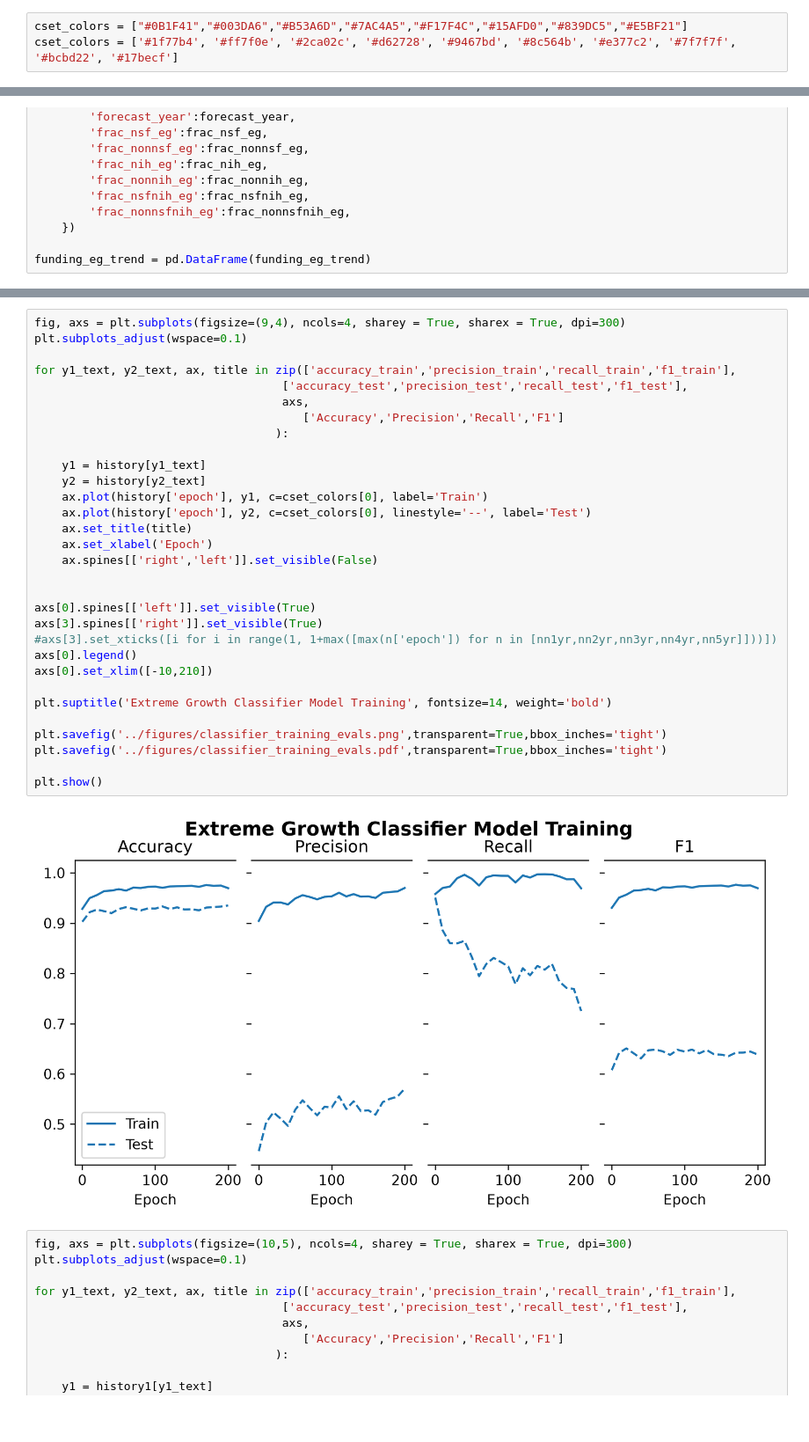
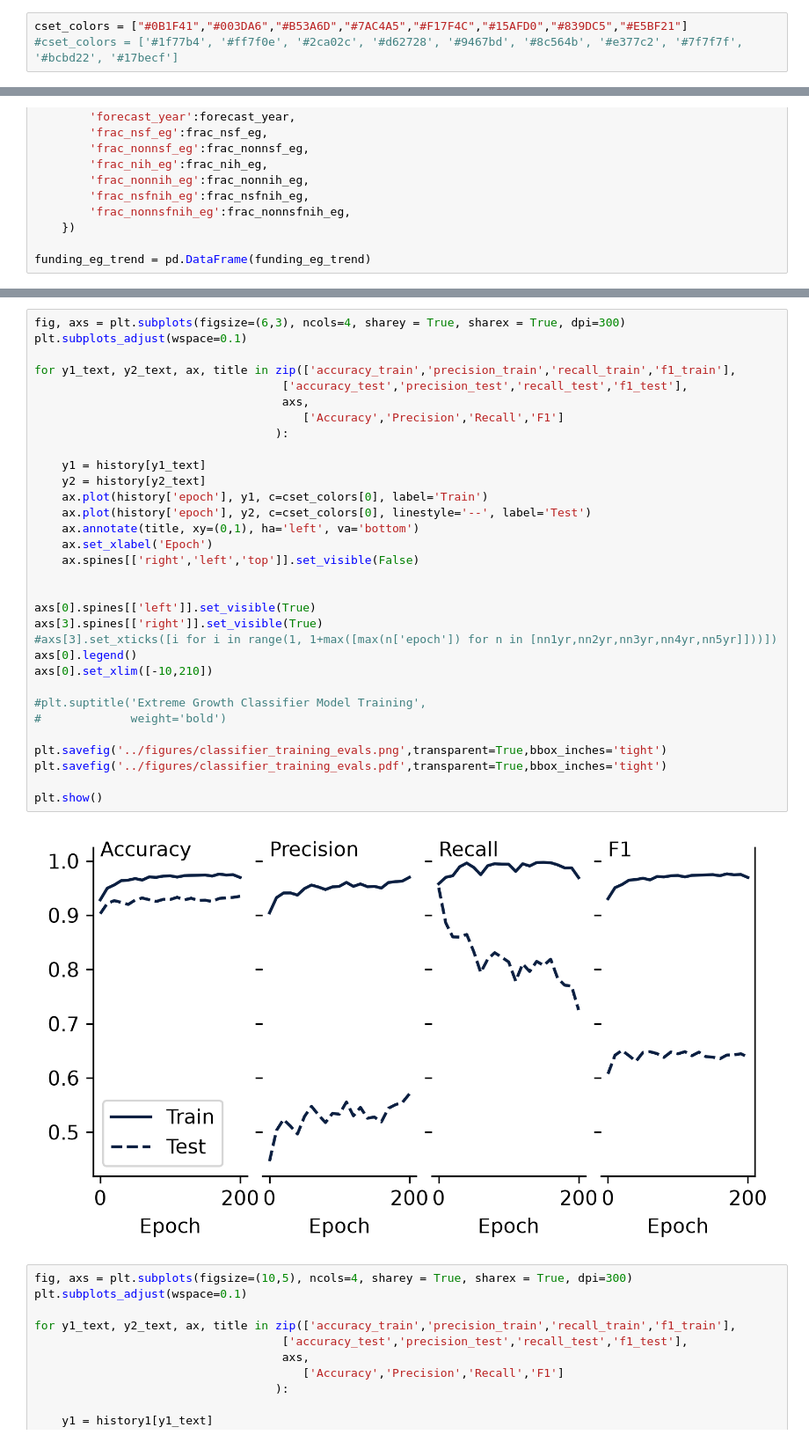
Before and after one commit to georgetown-cset/research_cluster_extreme_growth_classifier, a Jupyter notebook: scripts/Figure Plotting.ipynb, the cells around one changed output, grey strips where cells are left out. Shown at 88% size. Cells and saved outputs as stored; diff of their text form; blank space fills up the shorter version.

```diff
--- a/scripts/Figure Plotting.ipynb
+++ b/scripts/Figure Plotting.ipynb
@@ -29,7 +29,7 @@ from sklearn.linear_model import LinearRegression
 import statsmodels.api as sm
 # %%
 cset_colors = ["#0B1F41","#003DA6","#B53A6D","#7AC4A5","#F17F4C","#15AFD0","#839DC5","#E5BF21"]
-cset_colors = ['#1f77b4', '#ff7f0e', '#2ca02c', '#d62728', '#9467bd', '#8c564b', '#e377c2', '#7f7f7f', '#bcbd22', '#17becf']
+#cset_colors = ['#1f77b4', '#ff7f0e', '#2ca02c', '#d62728', '#9467bd', '#8c564b', '#e377c2', '#7f7f7f', '#bcbd22', '#17becf']
 # %%
 mos_color_dict = {"biology":'#da1645ff',
                  #"business":"#44ad40ff",
@@ -463,36 +423,37 @@ plt.show()
 # %%
-fig, axs = plt.subplots(figsize=(9,4), ncols=4, sharey = True, sharex = True, dpi=300)
+fig, axs = plt.subplots(figsize=(6,3), ncols=4, sharey = True, sharex = True, dpi=300)
 plt.subplots_adjust(wspace=0.1)
 
 for y1_text, y2_text, ax, title in zip(['accuracy_train','precision_train','recall_train','f1_train'],
                                     ['accuracy_test','precision_test','recall_test','f1_test'],
                                     axs,
                                        ['Accuracy','Precision','Recall','F1']
                                    ):
 
     y1 = history[y1_text]
     y2 = history[y2_text]
     ax.plot(history['epoch'], y1, c=cset_colors[0], label='Train')
     ax.plot(history['epoch'], y2, c=cset_colors[0], linestyle='--', label='Test')
-    ax.set_title(title)
+    ax.annotate(title, xy=(0,1), ha='left', va='bottom')
     ax.set_xlabel('Epoch')
-    ax.spines[['right','left']].set_visible(False)
+    ax.spines[['right','left','top']].set_visible(False)
 
 
 axs[0].spines[['left']].set_visible(True)
 axs[3].spines[['right']].set_visible(True)
 #axs[3].set_xticks([i for i in range(1, 1+max([max(n['epoch']) for n in [nn1yr,nn2yr,nn3yr,nn4yr,nn5yr]]))])
 axs[0].legend()
 axs[0].set_xlim([-10,210])
 
-plt.suptitle('Extreme Growth Classifier Model Training', fontsize=14, weight='bold')
+#plt.suptitle('Extreme Growth Classifier Model Training',
+#             weight='bold')
 
 plt.savefig('../figures/classifier_training_evals.png',transparent=True,bbox_inches='tight')
 plt.savefig('../figures/classifier_training_evals.pdf',transparent=True,bbox_inches='tight')
 
 plt.show()
 # %% [output]
-[figure, old version]
+[figure, new version]
 # %%
 fig, axs = plt.subplots(figsize=(10,5), ncols=4, sharey = True, sharex = True, dpi=300)
 plt.subplots_adjust(wspace=0.1)
```
Also changed, not shown: parts of 23 cells of this notebook, 24 other files.
